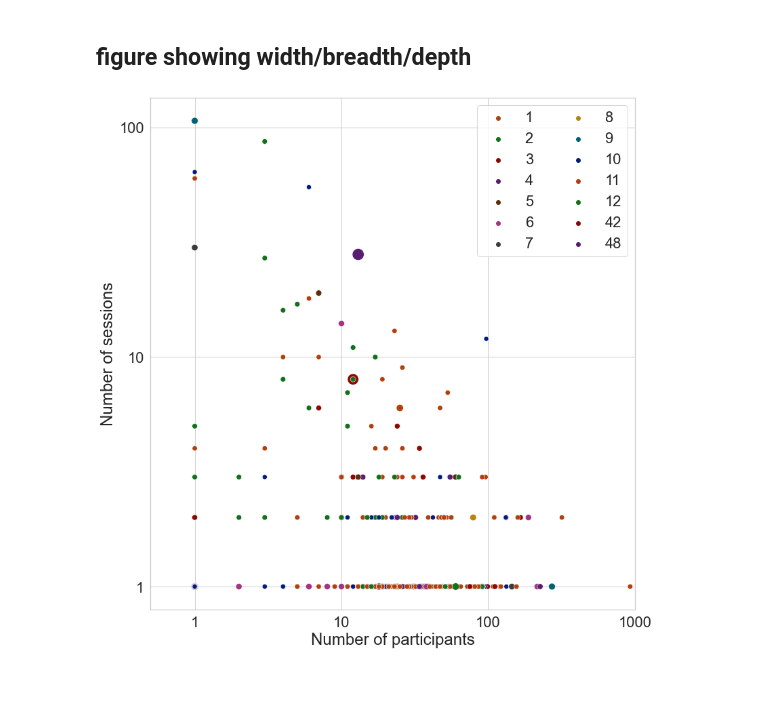
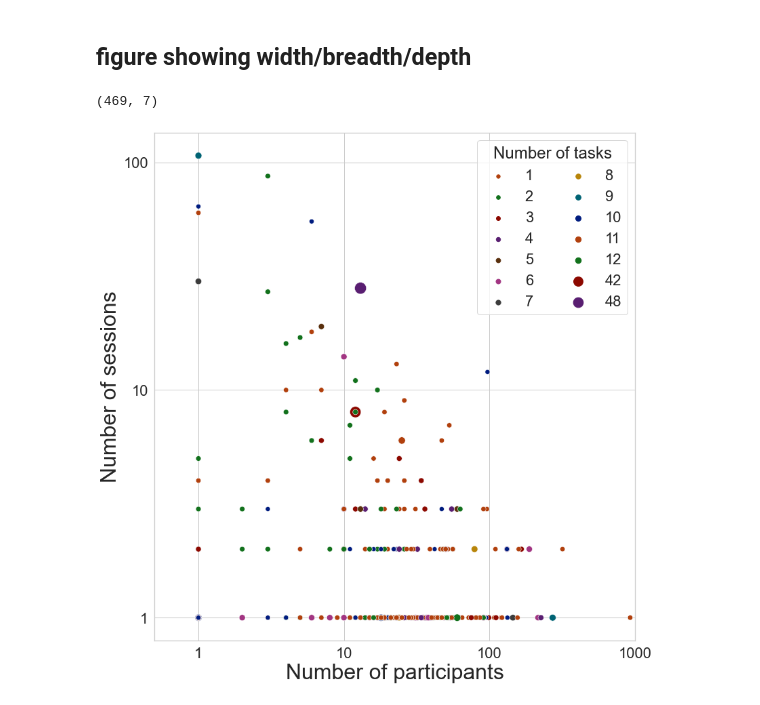
Before and after one commit to poldrack/OpenNeuro_analyses, a Jupyter notebook: metadata_analyses/DatabaseAndPublicationAnalyses.ipynb, the cells around one changed output. Cells and saved outputs as stored; diff of their text form; code cells hidden in the pictures.

```diff
--- a/metadata_analyses/DatabaseAndPublicationAnalyses.ipynb
+++ b/metadata_analyses/DatabaseAndPublicationAnalyses.ipynb
@@ -97,27 +98,33 @@ plt.savefig(os.path.join(figdir, 'n_subjects.pdf'))
 # %% [markdown]
 Plot both together
 # %%
+sns.set_style('whitegrid')
 fig, ax1 = plt.subplots(figsize=(10,6))
 color = 'tab:green'
-ax1.set_xlabel('Date', fontsize=14)
-ax1.set_ylabel('Total # of datasets', fontsize=14) #, color=color)
+ax1.set_xlabel('Date', fontsize=20)
+ax1.set_ylabel('Total # of datasets', fontsize=20) #, color=color)
 ax1 = sns.lineplot(x='ReleaseDate', y='cumulative',
                     data=df_sorted, color=color, label='Datasets')
 ax1.tick_params(axis='y')
-plt.xticks(rotation=60)
+ticklabelsize = 14
+ax1.set_yticklabels(ax1.get_yticks(), size = ticklabelsize)
+ax1.yaxis.set_major_formatter(tkr.FuncFormatter(lambda y, p: f'{y:.0f}'))
+plt.xticks(rotation=60, fontsize=ticklabelsize)
 #ax1.legend()
 
 ax2 = ax1.twinx()
 color = 'tab:red'
-ax2.set_ylabel('Total # of subjects', fontsize=14) #, color=color)
+ax2.set_ylabel('Total # of subjects', fontsize=20) #, color=color)
 ax2 = sns.lineplot(x='ReleaseDate', y='cumulative_subjects',
                    data=df_sorted, color=color, label='Subjects')
 ax2.tick_params(axis='y', color=color)
 #ax2.legend(loc=1)
+ax2.set_yticklabels(ax2.get_yticks(), size = ticklabelsize)
 
 lines, labels = ax1.get_legend_handles_labels()
 lines2, labels2 = ax2.get_legend_handles_labels()
 ax2.legend(lines + lines2, labels + labels2, loc=0)
+ax2.yaxis.set_major_formatter(tkr.FuncFormatter(lambda y, p: f'{y:.0f}'))
 plt.tight_layout()
 
 plt.savefig(os.path.join(figdir, 'combined_growth.png'))
@@ -283,34 +290,39 @@ print('# of unique DOIs:', len(set(dois)))
 # of unique DOIs: 570
 # %% [markdown]
 ## figure showing width/breadth/depth
+# %%
+datalad_metadata.shape
+# %% [output]
+(469, 7)
 # %%
 sns.set_style('whitegrid')
-
 plt.figure(figsize=(12, 12))
-splot = sns.scatterplot(x='nsubs', y='nsessions', size='ntasks',
-                        hue='ntasks', data=datalad_metadata,
+splot = sns.scatterplot(x='nsubs', y='nsessions', size='ntasks', hue='ntasks',
+                         data=datalad_metadata,
                         sizes=(50, 300), palette="dark",
                         legend = 'brief')
 
 splot.set(xscale="log")
 splot.set(yscale="log")
 plt.xlim([.5, 1000])
-plt.xlabel('Number of participants', fontsize=24)
-plt.ylabel('Number of sessions', fontsize=24)
+plt.xlabel('Number of participants', fontsize=32)
+plt.ylabel('Number of sessions', fontsize=32)
 
 leg = splot.axes.get_legend()
 new_title = '# of tasks'
 leg.set_title(new_title)
 
 for axis in [splot.xaxis, splot.yaxis]:
     formatter = ScalarFormatter()
     formatter.set_scientific(False)
     axis.set_major_formatter(formatter)
 
 handles, labels = splot.get_legend_handles_labels()
+for i, h in enumerate(handles[1:15]):
+    h.set_sizes([24 + int(labels[i+1])*4])
 splot.legend(handles=handles[1:15], labels=labels[1:15], loc=1,
-          ncol=2, bbox_to_anchor=(1,1))
+            ncol=2, bbox_to_anchor=(1,1), title='Number of tasks')
 plt.tight_layout()
 plt.savefig('../figures/dataset_size.png')
 # %% [output]
-[figure, old version]
+[figure, new version]
```
Also changed, not shown: parts of 5 cells of this notebook, 1 other file.
